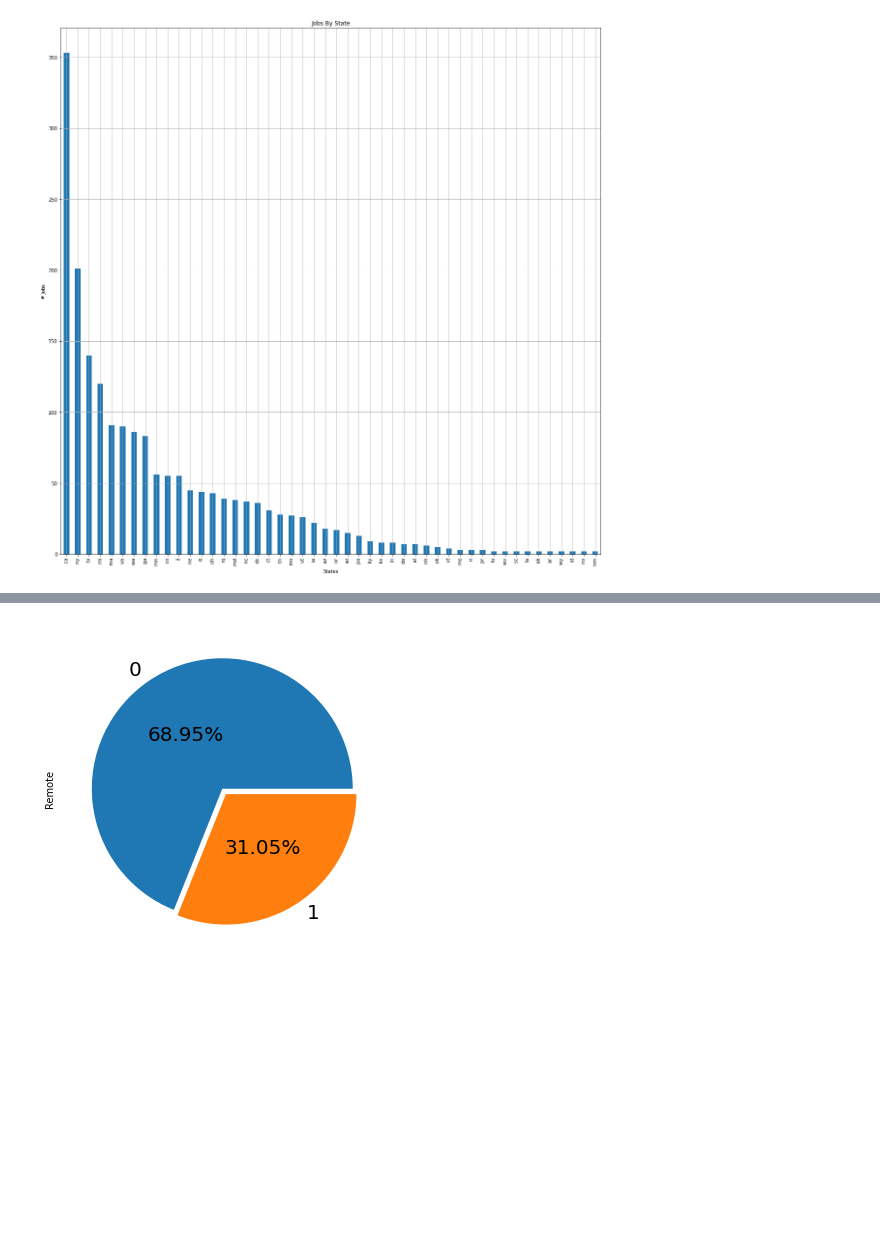
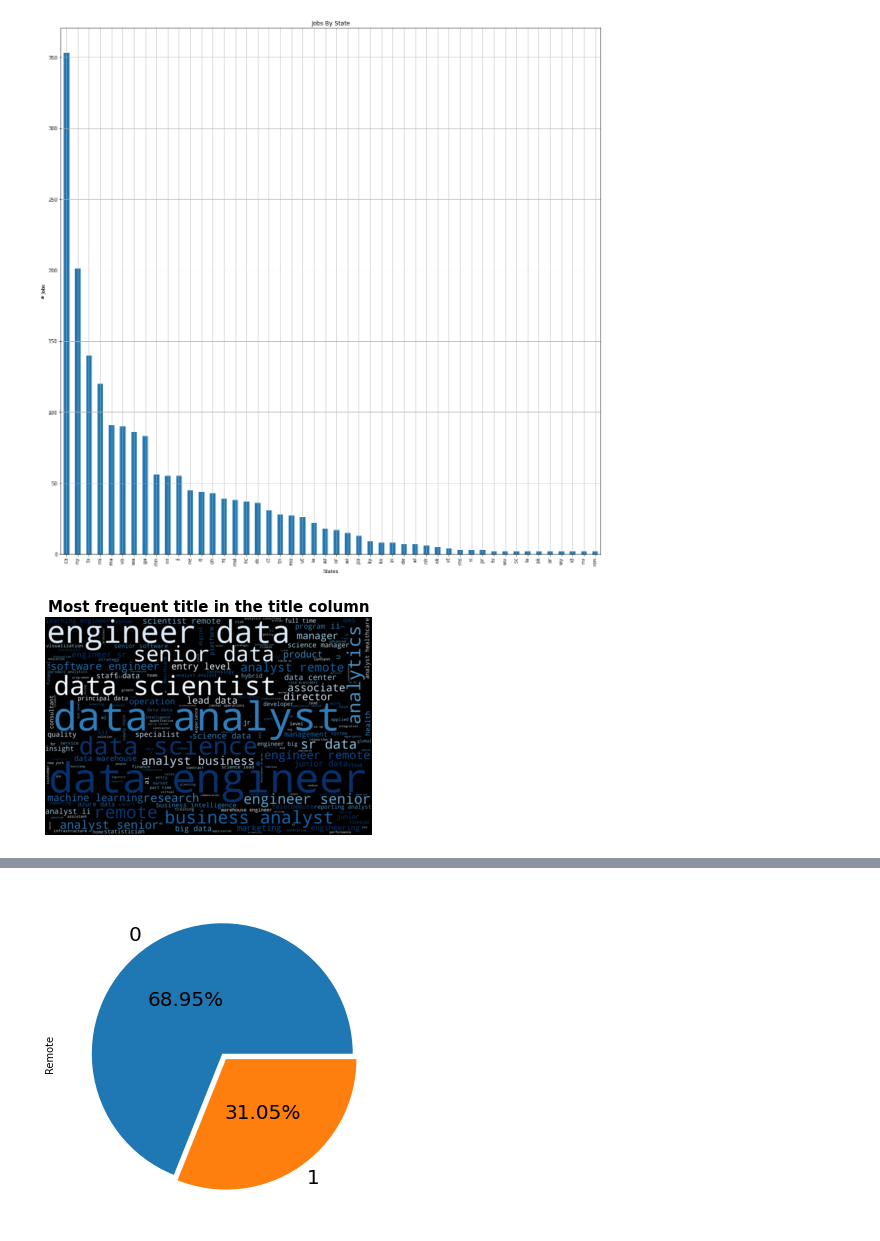
Before and after one commit to ChitraChaudhari/Jobsite-Listings-Capstone, a Jupyter notebook: Simplyhired_EDA.ipynb, the cells around one changed output, grey strips where cells are left out. Drawn from its saved outputs; the diff is of its cells as text; code cells hidden in the pictures; blank space fills up the shorter version.

```diff
--- a/Simplyhired_EDA.ipynb
+++ b/Simplyhired_EDA.ipynb
@@ -33,5 +22,0 @@ plt.show()
-# %%
-df['title'] = df['title'].str.lower()
-df.groupby('title').size().sort_values(ascending=False)
-df_count = pd.DataFrame(df.groupby('title').size().sort_values(ascending=False).rename('Count').reset_index())
-df_count
@@ -104,6 +33,16 @@ plt.grid()
 plt.show()
 # %% [output]
 [figure]
+# %%
+import matplotlib.pyplot as plt
+from wordcloud import WordCloud
+wordcloud = WordCloud(width = 3000, height = 2000, colormap="Blues").generate(" ".join(df.title))
+plt.imshow(wordcloud,interpolation="bilinear")
+plt.title('Most frequent title in the title column', fontsize=15, color ="black", fontweight="bold")
+plt.axis('off')
+plt.show()
+# %% [output]
+[figure, added]
 # %%
 df['is_remote'] = np.where(df['location'].str.contains('remote'),1,0)
 df
```
Also changed, not shown: parts of 26 cells of this notebook.
